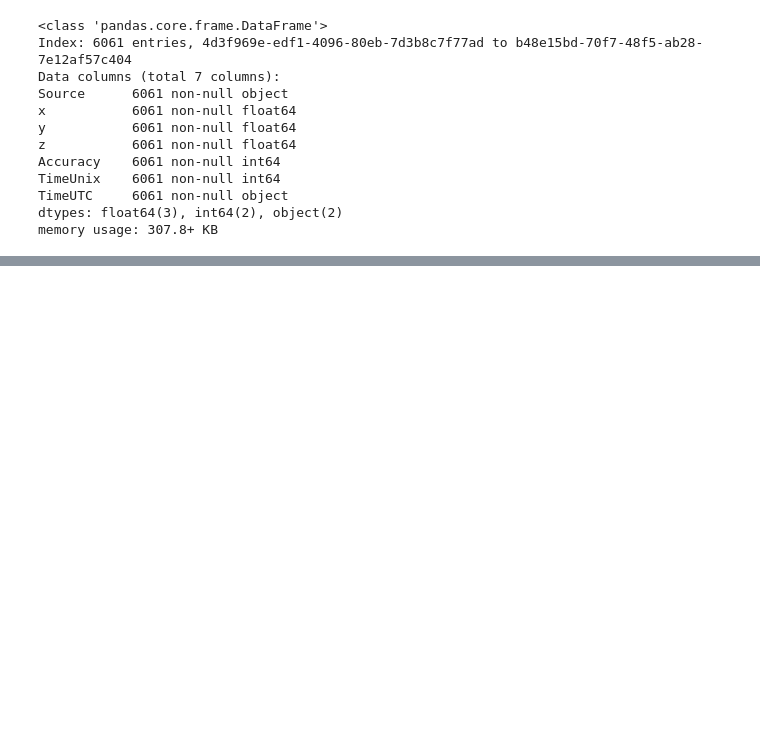
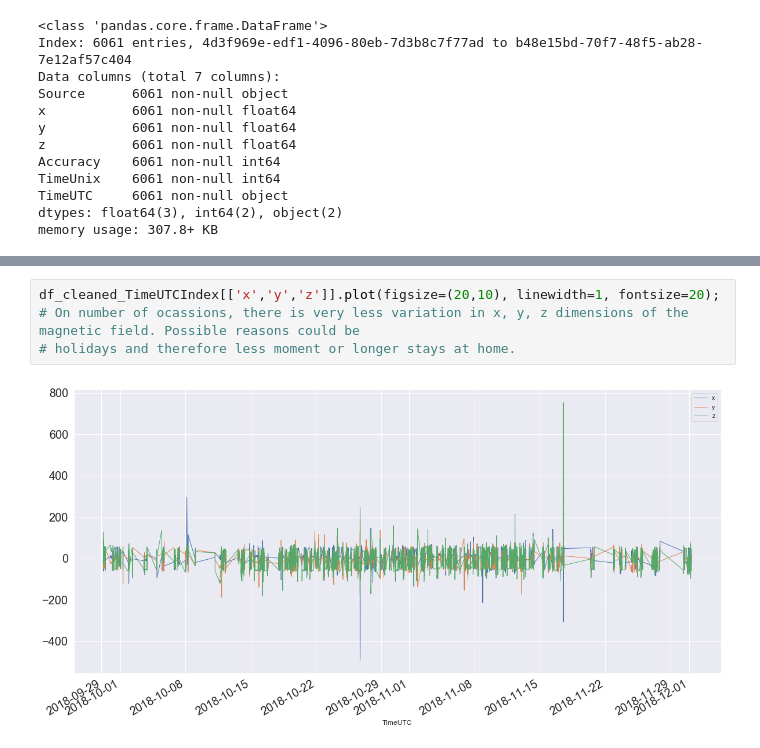
Before and after one commit to KumailQazi/ChangeDetectionMagneticField, a Jupyter notebook: Change Detection.ipynb, the cells around one changed output, grey strips where cells are left out. Saved outputs shown, nothing was run; the diff lists cells and outputs as text; blank space fills up the shorter version.

```diff
--- a/Change Detection.ipynb
+++ b/Change Detection.ipynb
@@ -112,0 +133,6 @@ df_cleaned.head()
+# %%
+df_cleaned_TimeUTCIndex[['x','y','z']].plot(figsize=(20,10), linewidth=1, fontsize=20);
+# On number of ocassions, there is very less variation in x, y, z dimensions of the magnetic field. Possible reasons could be
+# holidays and therefore less moment or longer stays at home.
+# %% [output]
+[figure, added]
```
Also changed, not shown: parts of 3 cells of this notebook.
